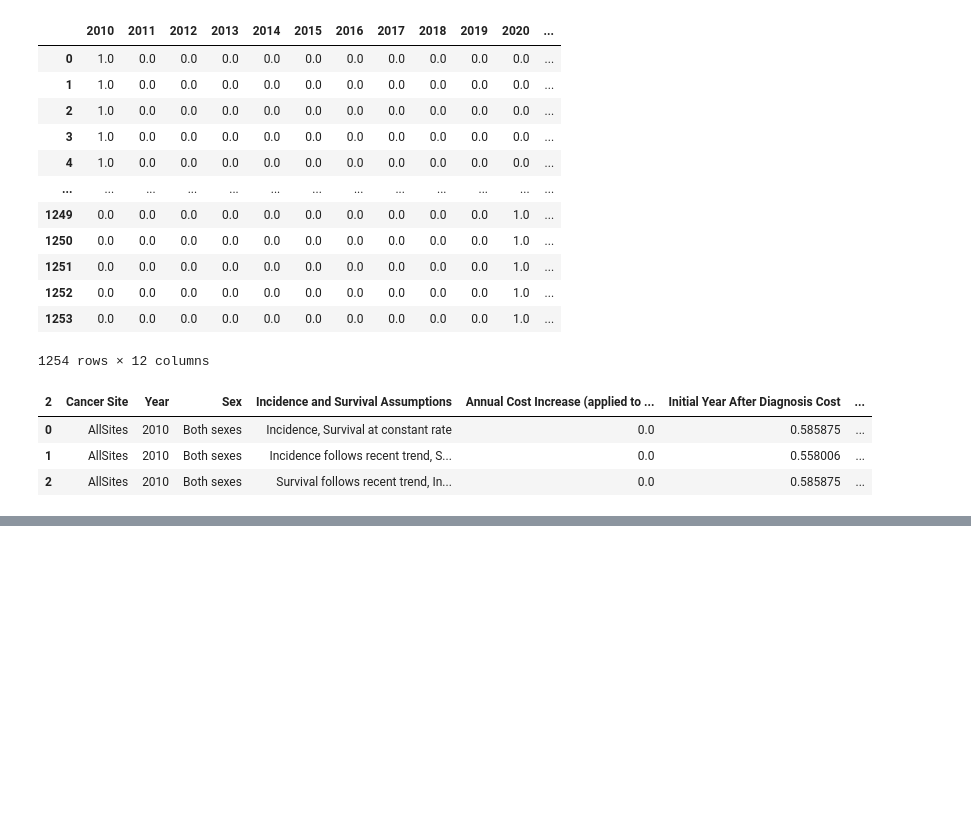
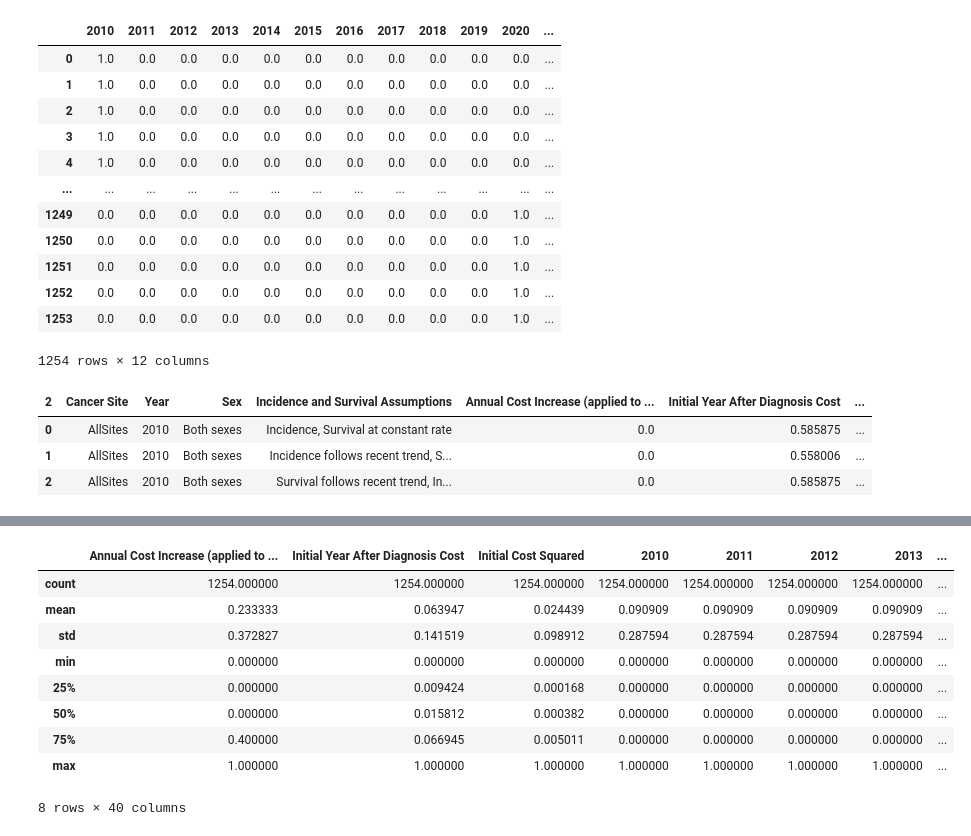
Before and after one commit to WickedoneC/Healthcare, a Jupyter notebook: Total_Insurance_Cost/Cleaning_EDA.ipynb, the cells around one changed output, grey strips where cells are left out. Cells and saved outputs as stored; diff of their text form; code cells hidden in the pictures; blank space fills up the shorter version.

```diff
--- a/Total_Insurance_Cost/Cleaning_EDA.ipynb
+++ b/Total_Insurance_Cost/Cleaning_EDA.ipynb
@@ -732,3 +732,7 @@ data_cols.head(3)
 | 0 | AllSites | 2010 | Both sexes | Incidence, Survival at constant rate | 0.0 | 0.585875 | ... |
 | 1 | AllSites | 2010 | Both sexes | Incidence follows recent trend, S... | 0.0 | 0.558006 | ... |
 | 2 | AllSites | 2010 | Both sexes | Survival follows recent trend, In... | 0.0 | 0.585875 | ... |
+# %%
+# combining the dataframes
+data_frame = pd.concat([data_cols, dummies], axis=1)
+data_frame.head(5)
@@ -734,0 +746,3 @@ data_cols.head(3)
+# %%
+# once the year column is ohe separately, need to drop the year column
+data_frame.drop(columns='Year', axis=1, inplace=True)
@@ -766,0 +782,3 @@ data_cols.corr()
+# %%
+data_frame = pd.get_dummies(data_frame, drop_first=True)
+data_frame.head(3)
@@ -766,0 +811,13 @@ data_cols.corr()
+# %%
+data_frame.describe()
+# %% [output]
+|  | Annual Cost Increase (applied to ... | Initial Year After Diagnosis Cost | Initial Cost Squared | 2010 | 2011 | 2012 | 2013 | ... |
+| count | 1254.000000 | 1254.000000 | 1254.000000 | 1254.000000 | 1254.000000 | 1254.000000 | 1254.000000 | ... |
+| mean | 0.233333 | 0.063947 | 0.024439 | 0.090909 | 0.090909 | 0.090909 | 0.090909 | ... |
+| std | 0.372827 | 0.141519 | 0.098912 | 0.287594 | 0.287594 | 0.287594 | 0.287594 | ... |
+| min | 0.000000 | 0.000000 | 0.000000 | 0.000000 | 0.000000 | 0.000000 | 0.000000 | ... |
+| 25% | 0.000000 | 0.009424 | 0.000168 | 0.000000 | 0.000000 | 0.000000 | 0.000000 | ... |
+| 50% | 0.000000 | 0.015812 | 0.000382 | 0.000000 | 0.000000 | 0.000000 | 0.000000 | ... |
+| 75% | 0.400000 | 0.066945 | 0.005011 | 0.000000 | 0.000000 | 0.000000 | 0.000000 | ... |
+| max | 1.000000 | 1.000000 | 1.000000 | 1.000000 | 1.000000 | 1.000000 | 1.000000 | ... |
+8 rows × 40 columns
```
Also changed, not shown: parts of 9 cells of this notebook.
